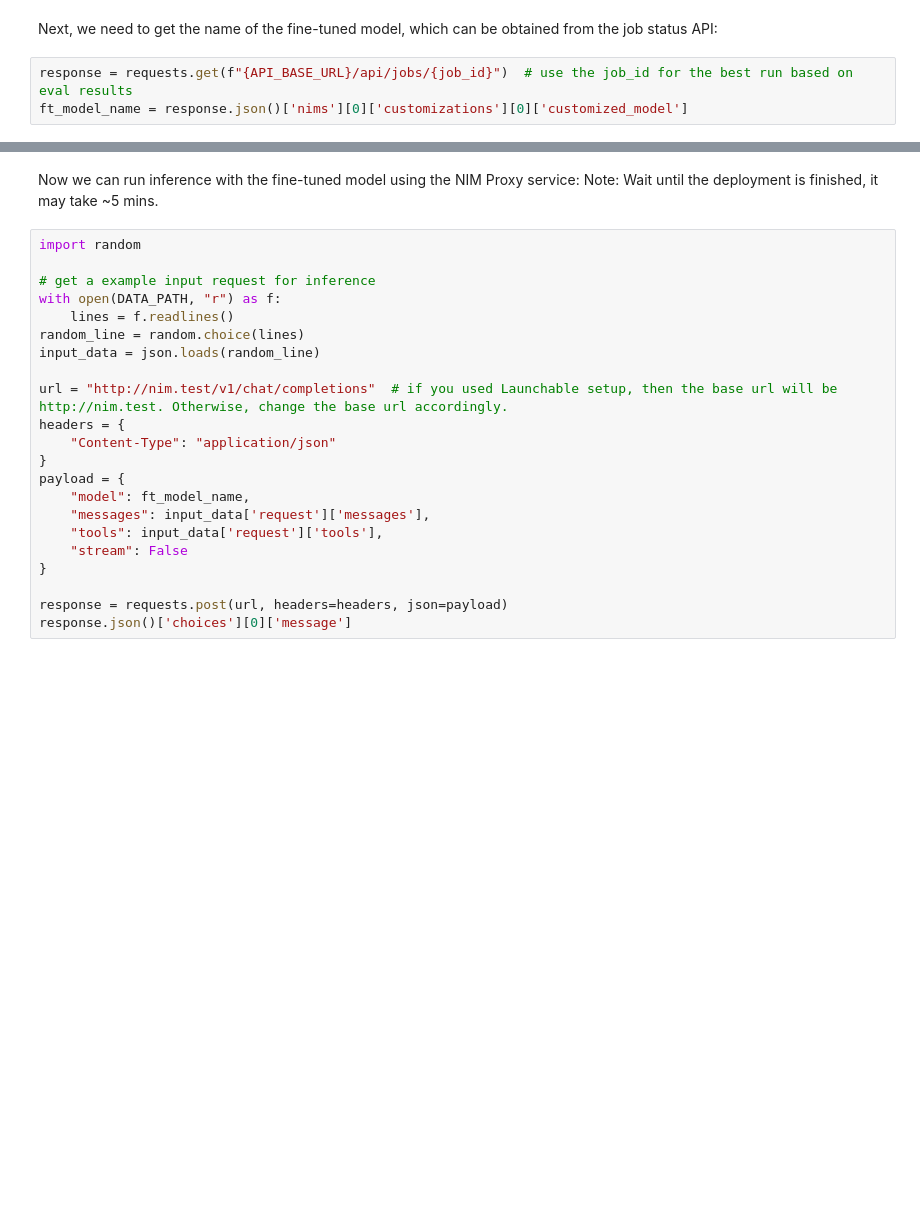
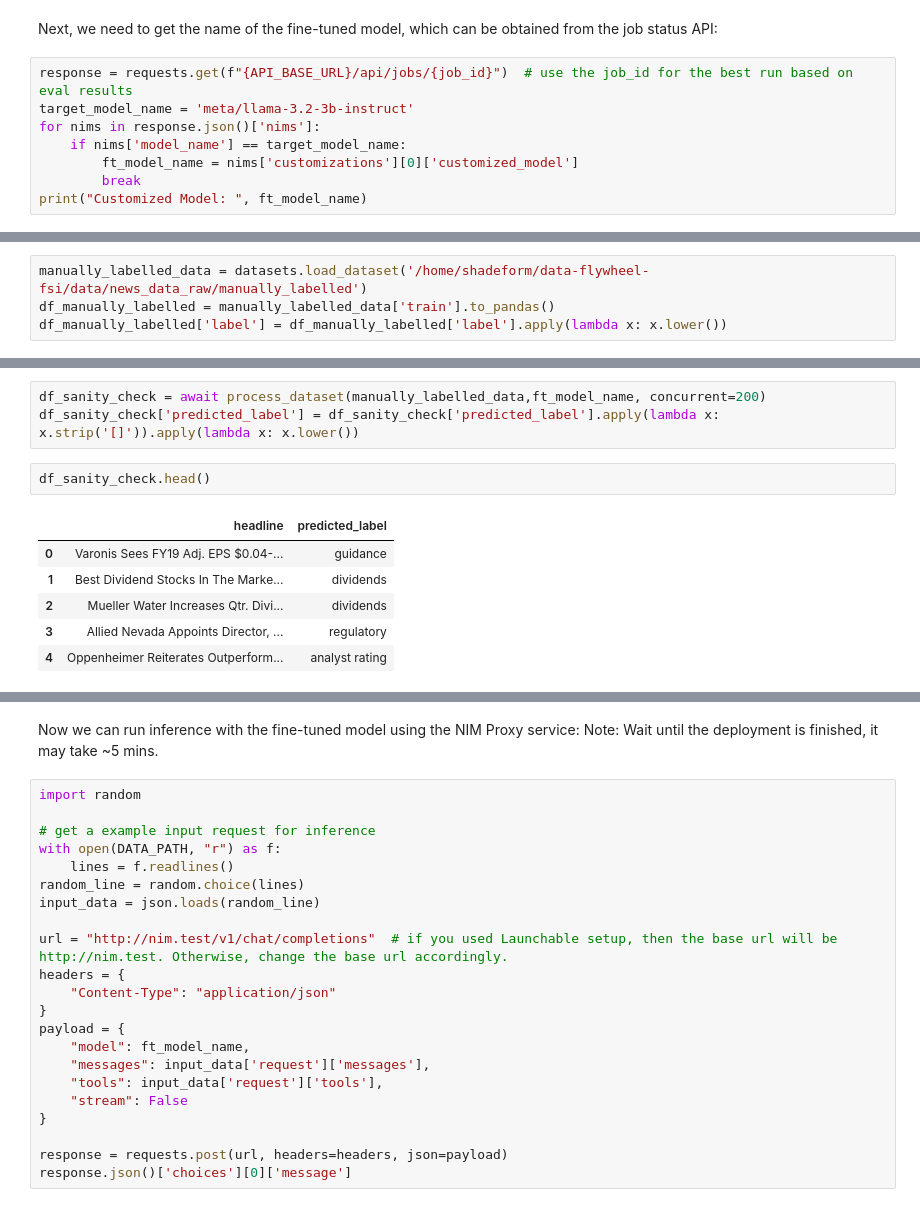
Before and after one commit to dhruvdnvi/data-flywheel-fsi, a Jupyter notebook: notebooks/data-flywheel-bp-fsi-tutorial copy.ipynb, the cells around one changed output, grey strips where cells are left out. Saved outputs shown, nothing was run; the diff lists cells and outputs as text; blank space fills up the shorter version.

```diff
--- a/notebooks/data-flywheel-bp-fsi-tutorial copy.ipynb
+++ b/notebooks/data-flywheel-bp-fsi-tutorial copy.ipynb
@@ -699,4 +696,9 @@ print(nim_deployment)
 Next, we need to get the name of the fine-tuned model, which can be obtained from the job status API:
 # %%
 response = requests.get(f"{API_BASE_URL}/api/jobs/{job_id}")  # use the job_id for the best run based on eval results
-ft_model_name = response.json()['nims'][0]['customizations'][0]['customized_model']
+target_model_name = 'meta/llama-3.2-3b-instruct'
+for nims in response.json()['nims']:
+    if nims['model_name'] == target_model_name:
+        ft_model_name = nims['customizations'][0]['customized_model']
+        break
+print("Customized Model: ", ft_model_name)
@@ -702,0 +707,4 @@ ft_model_name = response.json()['nims'][0]['customizations'][0]['customized_mode
+# %%
+manually_labelled_data = datasets.load_dataset('/home/shadeform/data-flywheel-fsi/data/news_data_raw/manually_labelled')
+df_manually_labelled = manually_labelled_data['train'].to_pandas()
+df_manually_labelled['label'] = df_manually_labelled['label'].apply(lambda x: x.lower())
@@ -702,0 +752,12 @@ ft_model_name = response.json()['nims'][0]['customizations'][0]['customized_mode
+# %%
+df_sanity_check = await process_dataset(manually_labelled_data,ft_model_name, concurrent=200)
+df_sanity_check['predicted_label'] = df_sanity_check['predicted_label'].apply(lambda x: x.strip('[]')).apply(lambda x: x.lower())
+# %%
+df_sanity_check.head()
+# %% [output]
+|  | headline | predicted_label |
+| 0 | Varonis Sees FY19 Adj. EPS $0.04-... | guidance |
+| 1 | Best Dividend Stocks In The Marke... | dividends |
+| 2 | Mueller Water Increases Qtr. Divi... | dividends |
+| 3 | Allied Nevada Appoints Director, ... | regulatory |
+| 4 | Oppenheimer Reiterates Outperform... | analyst rating |
```
Also changed, not shown: parts of 6 cells of this notebook.
